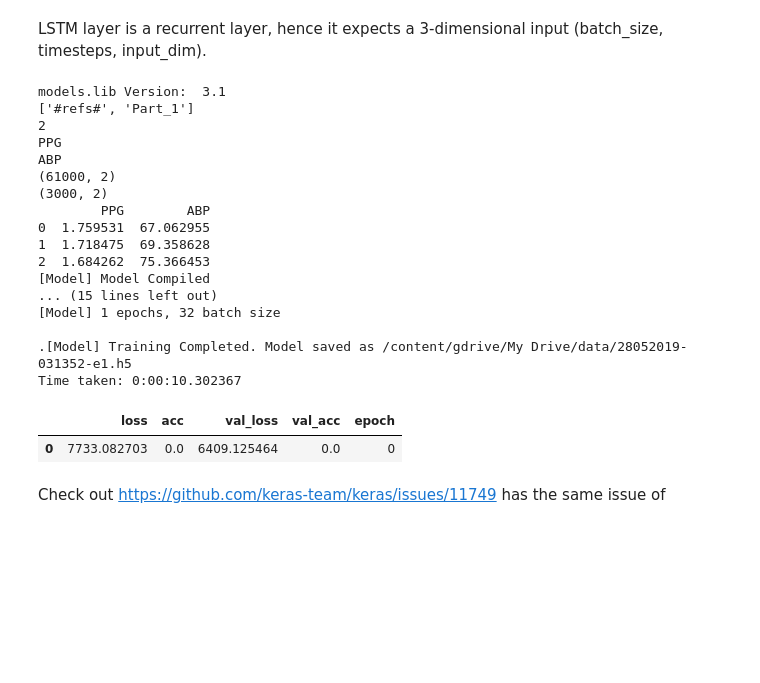
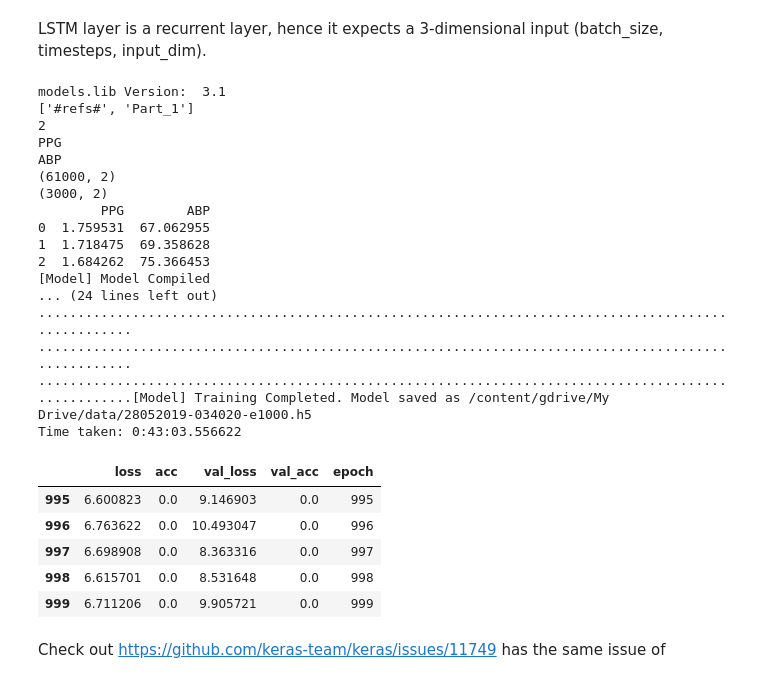
Before and after one commit to hossein20s/Average_Blood_Pressure_estimation, a Jupyter notebook: PPG2BloodPressure.ipynb, the cells around one changed output. Cells and saved outputs as stored; diff of their text form; code cells hidden in the pictures; blank space fills up the shorter version.

```diff
--- a/PPG2BloodPressure.ipynb
+++ b/PPG2BloodPressure.ipynb
@@ -486,7 +153,7 @@ print(configs['training']['batch_size'])
 history = theModel.train(
   x,
   y,
-  epochs = 1, #configs['training']['epochs'],
+  epochs = 1000\, #configs['training']['epochs'],
   batch_size = configs['training']['batch_size'],
   save_dir = configs['model']['save_dir']
 )
@@ -496,39 +163,43 @@ steps_per_epoch = math.ceil((data.len_train - configs['data']['sequence_length']
 model.train_generator(
     data_gen=data.generate_train_batch(
         seq_len=configs['data']['sequence_length'],
         batch_size=configs['training']['batch_size'],
         normalise=configs['data']['normalise']
     ),
     epochs=configs['training']['epochs'],
     batch_size=configs['training']['batch_size'],
     steps_per_epoch=steps_per_epoch,
     save_dir=configs['model']['save_dir']
 )
 
 '''
 hist = pd.DataFrame(history.history)
 hist['epoch'] = history.epoch
 hist.tail()
 # %% [output]
 models.lib Version:  3.1
 ['#refs#', 'Part_1']
 2
 PPG
 ABP
 (61000, 2)
 (3000, 2)
         PPG        ABP
 0  1.759531  67.062955
 1  1.718475  69.358628
 2  1.684262  75.366453
 [Model] Model Compiled
-... (15 lines left out)
-[Model] 1 epochs, 32 batch size
-
-.[Model] Training Completed. Model saved as /content/gdrive/My Drive/data/28052019-031352-e1.h5
-Time taken: 0:00:10.302367
+... (24 lines left out)
+....................................................................................................
+....................................................................................................
+....................................................................................................[Model] Training Completed. Model saved as /content/gdrive/My Drive/data/28052019-034020-e1000.h5
+Time taken: 0:43:03.556622
 |  | loss | acc | val_loss | val_acc | epoch |
-| 0 | 7733.082703 | 0.0 | 6409.125464 | 0.0 | 0 |
+| 995 | 6.600823 | 0.0 | 9.146903 | 0.0 | 995 |
+| 996 | 6.763622 | 0.0 | 10.493047 | 0.0 | 996 |
+| 997 | 6.698908 | 0.0 | 8.363316 | 0.0 | 997 |
+| 998 | 6.615701 | 0.0 | 8.531648 | 0.0 | 998 |
+| 999 | 6.711206 | 0.0 | 9.905721 | 0.0 | 999 |
 # %% [markdown]
 Check out https://github.com/keras-team/keras/issues/11749 has the same issue of
 # %%
```
Also changed, not shown: parts of 13 cells of this notebook.
